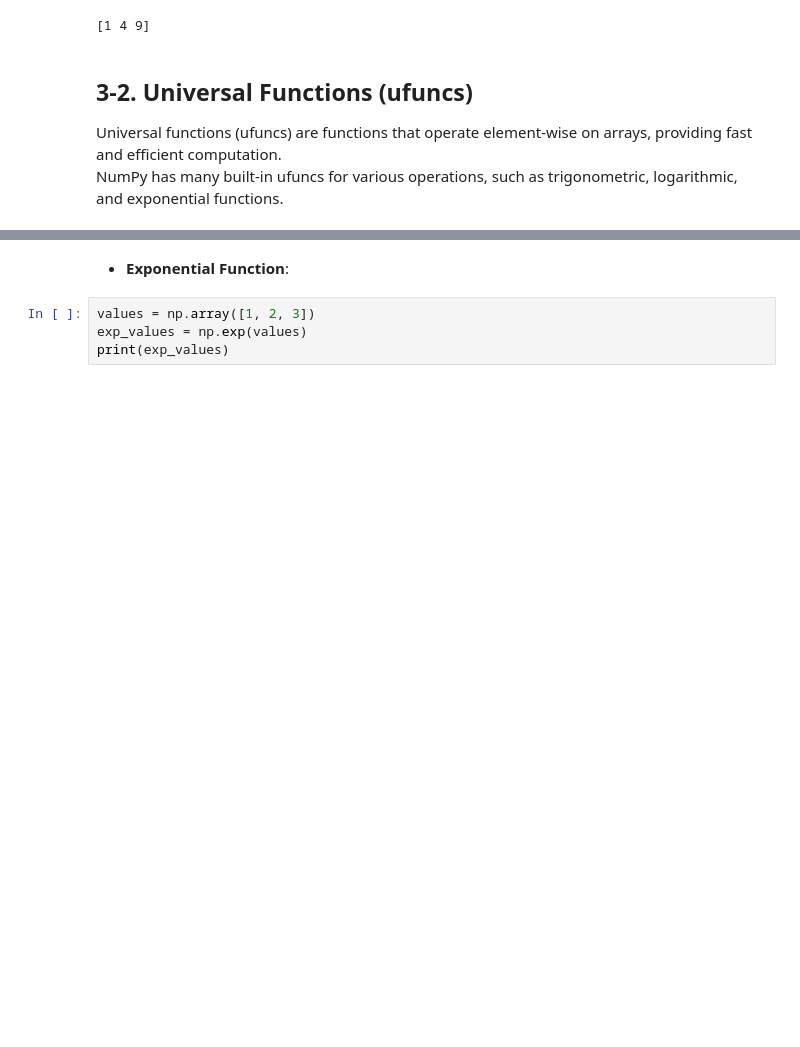
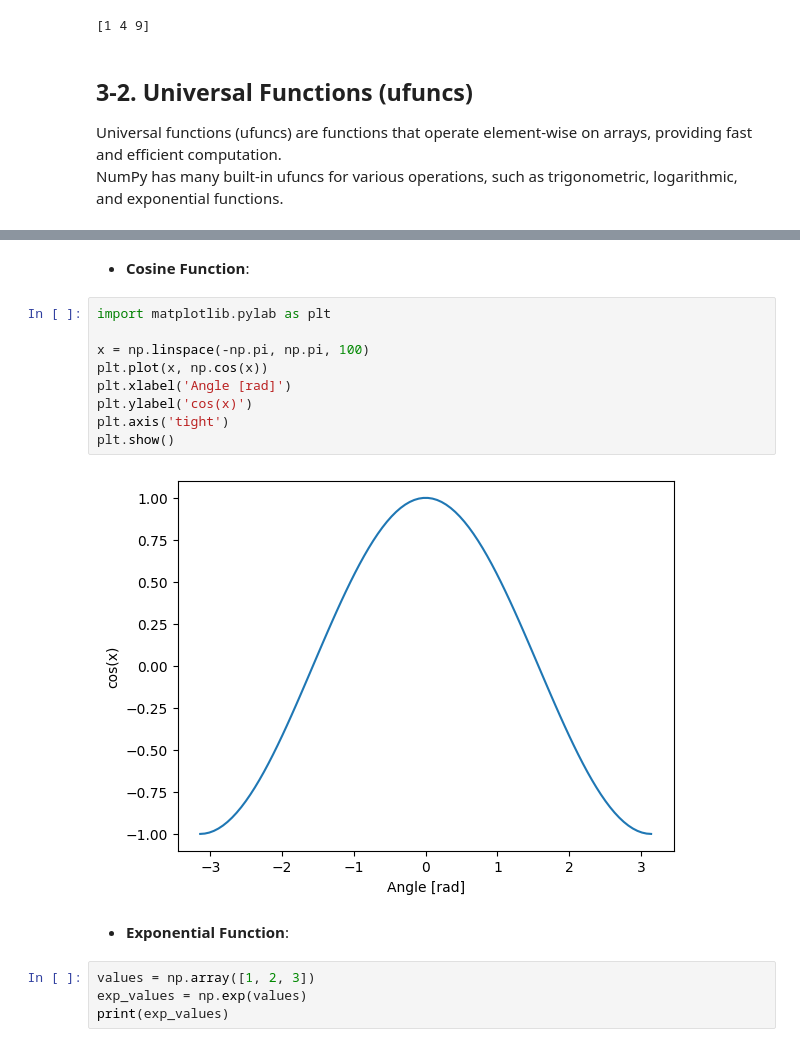
Before and after one commit to Ebimsv/Machine_Learning_Course, a Jupyter notebook: 02. Intro to Numpy.ipynb, the cells around one changed output, grey strips where cells are left out. Saved outputs shown, nothing was run; the diff lists cells and outputs as text; blank space fills up the shorter version.

```diff
--- a/02. Intro to Numpy.ipynb
+++ b/02. Intro to Numpy.ipynb
@@ -264,3 +307,16 @@ print(sine_values)
+# %% [markdown]
+- **Cosine Function**:
+# %%
+import matplotlib.pylab as plt
+
+x = np.linspace(-np.pi, np.pi, 100)
+plt.plot(x, np.cos(x))
+plt.xlabel('Angle [rad]')
+plt.ylabel('cos(x)')
+plt.axis('tight')
+plt.show()
+# %% [output]
+[figure, added]
 # %% [markdown]
 - **Exponential Function**:
 # %%
```
Also changed, not shown: parts of 56 cells of this notebook.
